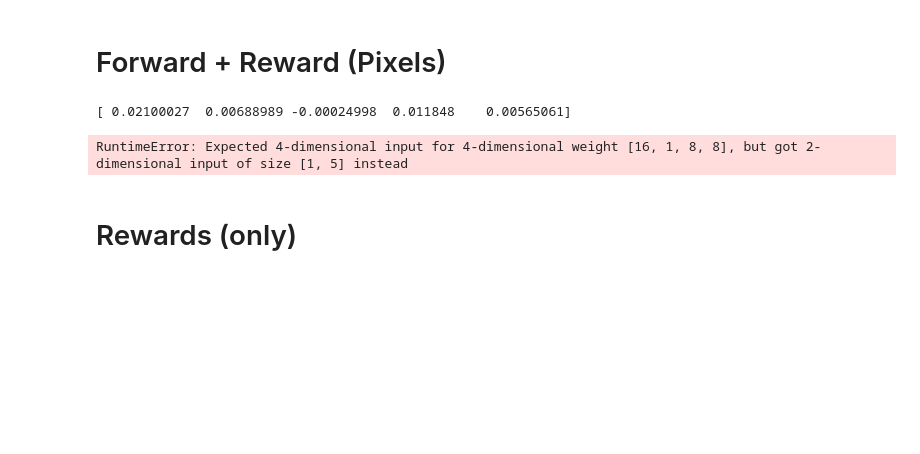
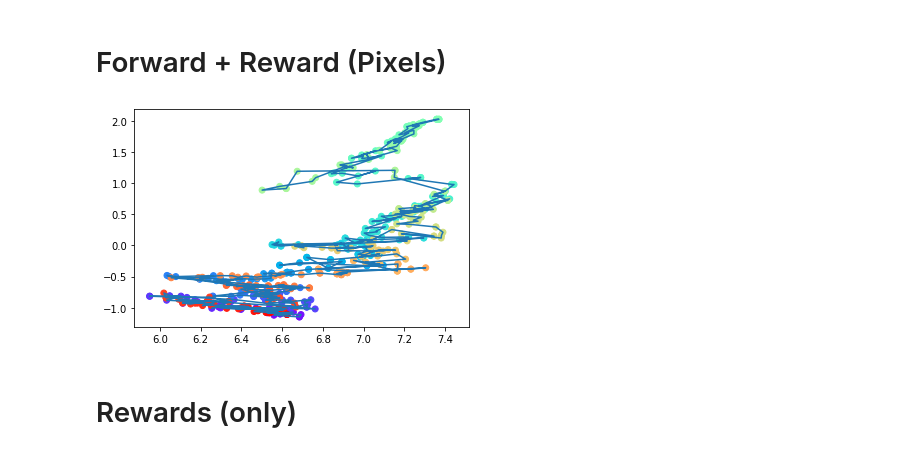
Before and after one commit to holdenlee/LinearizingStateRepresentation, a Jupyter notebook: Test3-analysis.ipynb, the cells around one changed output. Cells and saved outputs as stored; diff of their text form; code cells hidden in the pictures; blank space fills up the shorter version.

```diff
--- a/Test3-analysis.ipynb
+++ b/Test3-analysis.ipynb
@@ -37,24 +37,25 @@ utils.visualize_trajectory(X)
 # %% [markdown]
 # Forward + Reward (Pixels)
 # %%
+env = RestartablePendulumEnv(repeats=n_repeats,pixels=True)
+
 # what follows is code to visualize the representations
 
-net_fwd_rew = torch.load(save_dir+"/fwd.net")
+net_fwd_rew = torch.load(save_dir+"/fwd_rew.net")
 
-d = 9 # must match the final entry in layers
+d = 5 # must match the final entry in layers
 n_samps = 500
 #env = ew.TorchEncoderWrapper(env,net.encoder,np.eye(d))
 X = np.empty((n_samps,d))
 for i,ang in enumerate(np.linspace(0,2*np.pi,n_samps)): # go through the angles from 0 to 2pi
     #print(env.reset(state=[ang,0]))
     obs=env.reset(state=[ang,0])
-    print(obs)
+    #print(obs)
     with torch.no_grad():
         X[i,:] = net_fwd_rew.encoder.forward(torch.from_numpy(np.expand_dims(obs,0)).float())
 utils.visualize_trajectory(X)
 # %% [output]
-[ 0.02100027  0.00688989 -0.00024998  0.011848    0.00565061]
-RuntimeError: Expected 4-dimensional input for 4-dimensional weight [16, 1, 8, 8], but got 2-dimensional input of size [1, 5] instead
+[figure, added]
 # %% [markdown]
 # Rewards (only)
 # %%
```
Also changed, not shown: parts of 3 cells of this notebook, 1 other file.
